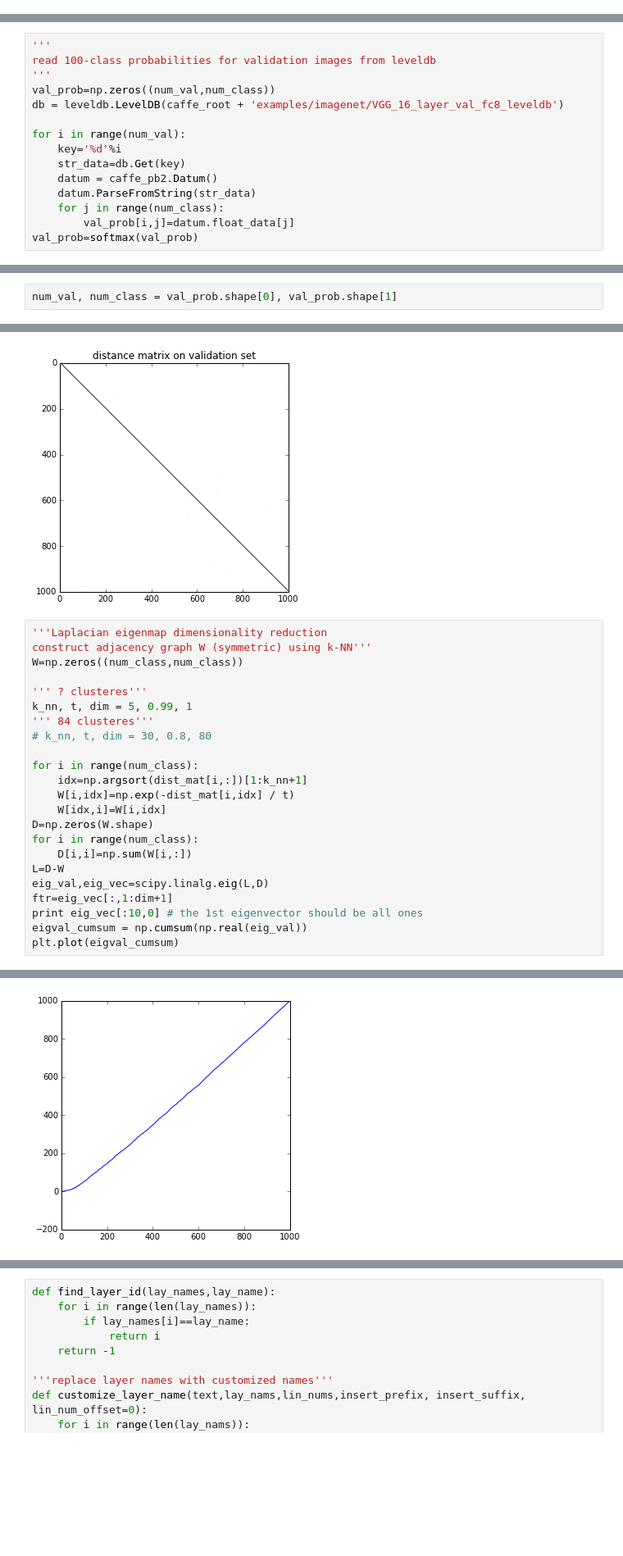
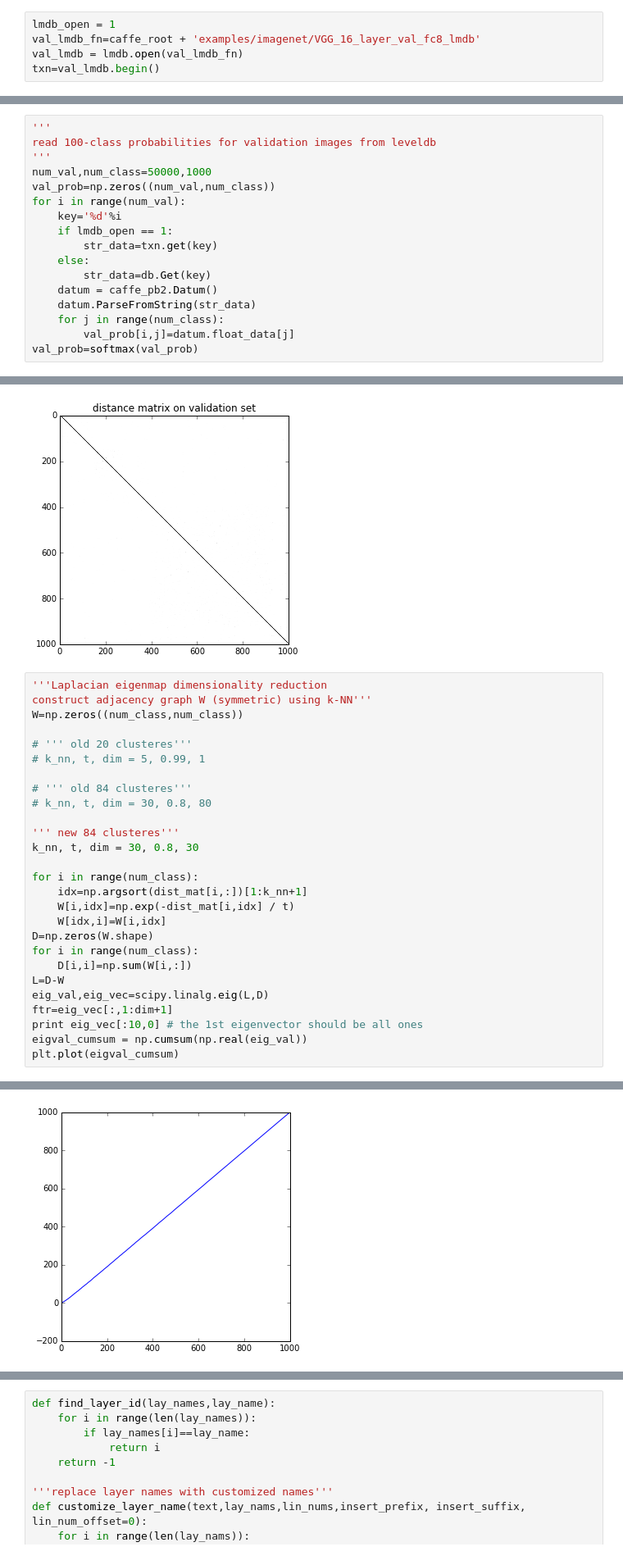
Before and after one commit to stephenyan1231/caffe-public, a Jupyter notebook: examples/imagenet/hdcnn/python/imagenet_vgg_16_layer_raw.ipynb, the cells around one changed output, grey strips where cells are left out. Shown: that part at 82% size. Drawn from its saved outputs; the diff is of its cells as text; blank space fills up the shorter version.

```diff
--- a/examples/imagenet/hdcnn/python/imagenet_vgg_16_layer_raw.ipynb
+++ b/examples/imagenet/hdcnn/python/imagenet_vgg_16_layer_raw.ipynb
@@ -42,3 +43,8 @@ print 'example_dir ',example_dir
 # %% [output]
 model_dir  /home/zyan3/proj/caffe_private_hdcnn/models/VGG_ILSVRC_16_layers/211839e770f7b538e2d8/
 example_dir  /home/zyan3/proj/caffe_private_hdcnn/examples/imagenet/
+# %%
+lmdb_open = 1
+val_lmdb_fn=caffe_root + 'examples/imagenet/VGG_16_layer_val_fc8_lmdb'
+val_lmdb = lmdb.open(val_lmdb_fn)
+txn=val_lmdb.begin()
@@ -46,12 +56,14 @@ example_dir  /home/zyan3/proj/caffe_private_hdcnn/examples/imagenet/
 '''
 read 100-class probabilities for validation images from leveldb
 '''
+num_val,num_class=50000,1000
 val_prob=np.zeros((num_val,num_class))
-db = leveldb.LevelDB(caffe_root + 'examples/imagenet/VGG_16_layer_val_fc8_leveldb')
-
 for i in range(num_val):
     key='%d'%i
-    str_data=db.Get(key)
+    if lmdb_open == 1:
+        str_data=txn.get(key)
+    else:
+        str_data=db.Get(key)
     datum = caffe_pb2.Datum()
     datum.ParseFromString(str_data)
     for j in range(num_class):
@@ -60,8 +72,6 @@ val_prob=softmax(val_prob)
 # %% [output]
 compute softmax probabilities
 num 50000 dim 1000
-# %%
-num_val, num_class = val_prob.shape[0], val_prob.shape[1]
 # %%
 '''load fine label names'''
 label_names = []
@@ -126,31 +138,35 @@ plt.imshow(dist_mat)
 # %%
 '''Laplacian eigenmap dimensionality reduction
 construct adjacency graph W (symmetric) using k-NN'''
 W=np.zeros((num_class,num_class))
 
-''' ? clusteres'''
-k_nn, t, dim = 5, 0.99, 1
-''' 84 clusteres'''
+# ''' old 20 clusteres'''
+# k_nn, t, dim = 5, 0.99, 1
+
+# ''' old 84 clusteres'''
 # k_nn, t, dim = 30, 0.8, 80
+
+''' new 84 clusteres'''
+k_nn, t, dim = 30, 0.8, 30
 
 for i in range(num_class):
     idx=np.argsort(dist_mat[i,:])[1:k_nn+1]
     W[i,idx]=np.exp(-dist_mat[i,idx] / t)
     W[idx,i]=W[i,idx]
 D=np.zeros(W.shape)
 for i in range(num_class):
     D[i,i]=np.sum(W[i,:])
 L=D-W
 eig_val,eig_vec=scipy.linalg.eig(L,D)
 ftr=eig_vec[:,1:dim+1]
 print eig_vec[:10,0] # the 1st eigenvector should be all ones
 eigval_cumsum = np.cumsum(np.real(eig_val))
 plt.plot(eigval_cumsum)
 # %% [output]
 [-0.03162278 -0.03162278 -0.03162278 -0.03162278 -0.03162278 -0.03162278
  -0.03162278 -0.03162278 -0.03162278 -0.03162278]
 [<matplotlib.lines.Line2D at 0x...>]
-[figure, old version]
+[figure, new version]
 # %%
 '''affinity propagation clustering'''
 if 1:
```
Also changed, not shown: parts of 26 cells of this notebook, 16 other files.
